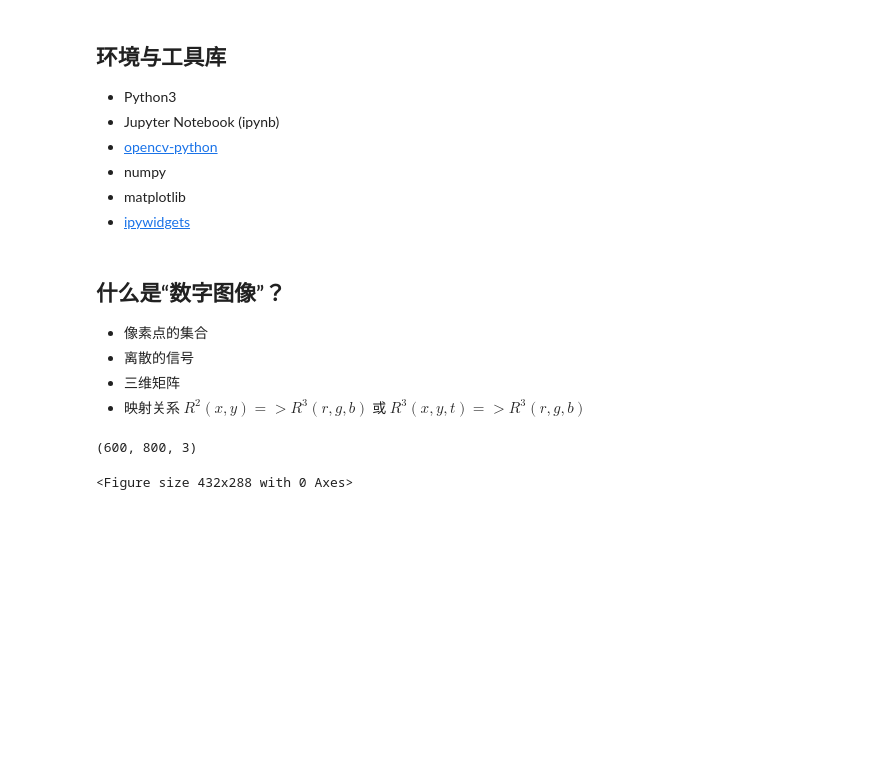
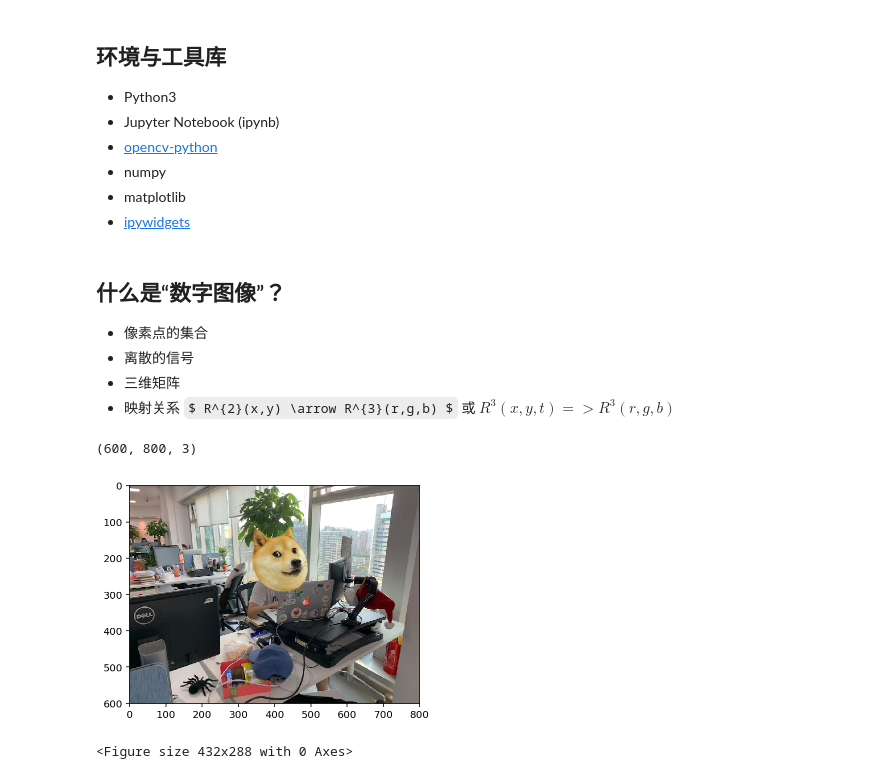
Before and after one commit to TapasTech/EasyShare-ML, a Jupyter notebook: 图像处理与计算机视觉.ipynb, the cells around one changed output. Drawn from its saved outputs; the diff is of its cells as text; code cells hidden in the pictures; some formulas as TeX source; blank space fills up the shorter version.

```diff
--- a/图像处理与计算机视觉.ipynb
+++ b/图像处理与计算机视觉.ipynb
@@ -25,7 +25,7 @@ $.getScript('https://kmahelona.github.io/ipython_notebook_goodies/ipython_notebo
 - 离散的信号
 - 三维矩阵
 - 映射关系
-$ R^{2}(x,y) => R^{3}(r,g,b) $ 或 $ R^{3}(x,y,t) => R^{3}(r,g,b) $
+$ R^{2}(x,y) \arrow R^{3}(r,g,b) $ 或 $ R^{3}(x,y,t) => R^{3}(r,g,b) $
 # %%
 import cv2
 import numpy as np
@@ -42,8 +42,17 @@ image.shape
 # %%
 def show_BGR_image(image, ax=plt):
     ax.imshow(cv2.cvtColor(image, cv2.COLOR_BGR2RGB));
 
-# show_BGR_image(image)
+def show_HSV_image(image, ax=plt):
+    ax.imshow(cv2.cvtColor(image, cv2.COLOR_HSV2RGB));
+
+
+def show_HLS_image(image, ax=plt):
+    ax.imshow(cv2.cvtColor(image, cv2.COLOR_HLS2RGB));
+
+show_BGR_image(image)
+# %% [output]
+[figure, added]
 # %%
 def plot_color_channels(img):
     channels = ['Origin', 'Blues', 'Greens', 'Reds']
```
Also changed, not shown: parts of 4 cells of this notebook, 6 other files.
